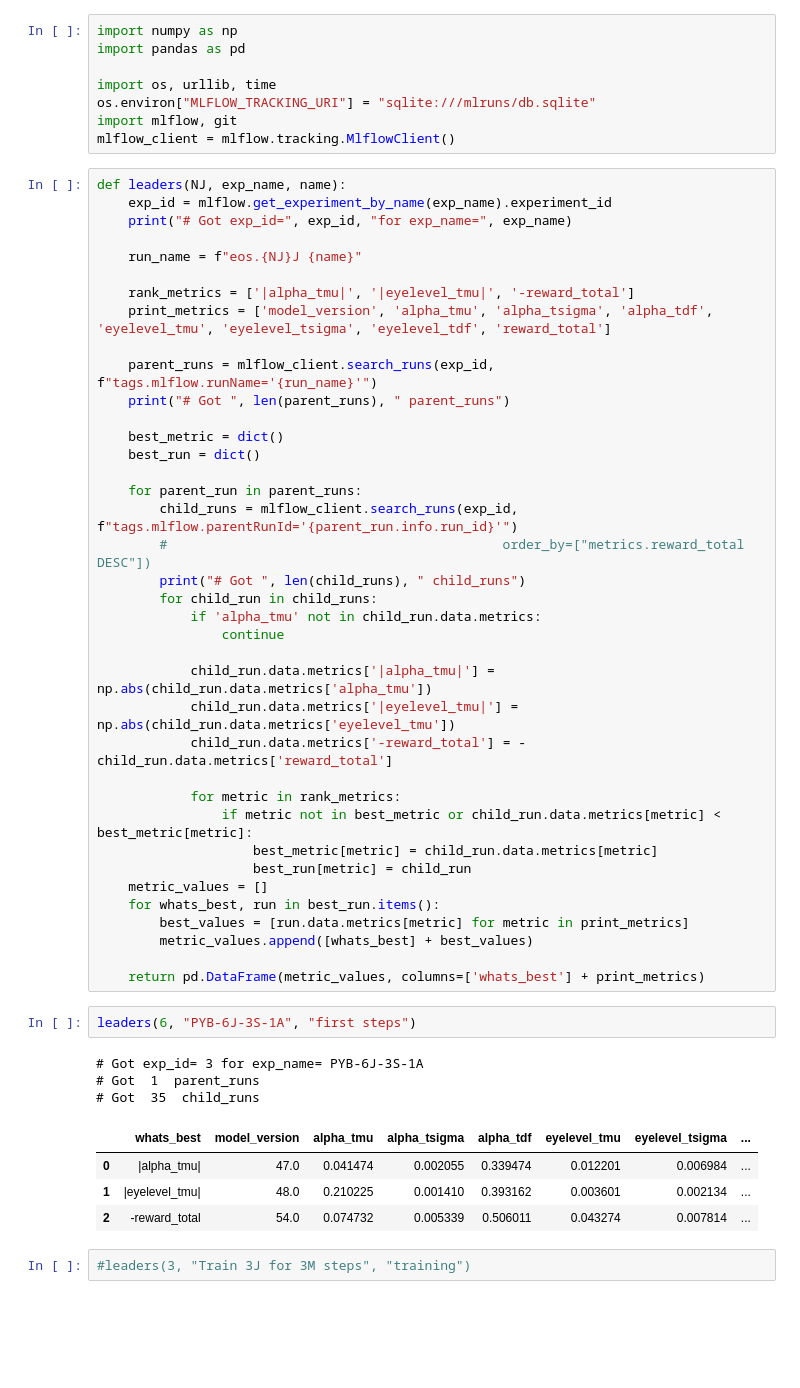
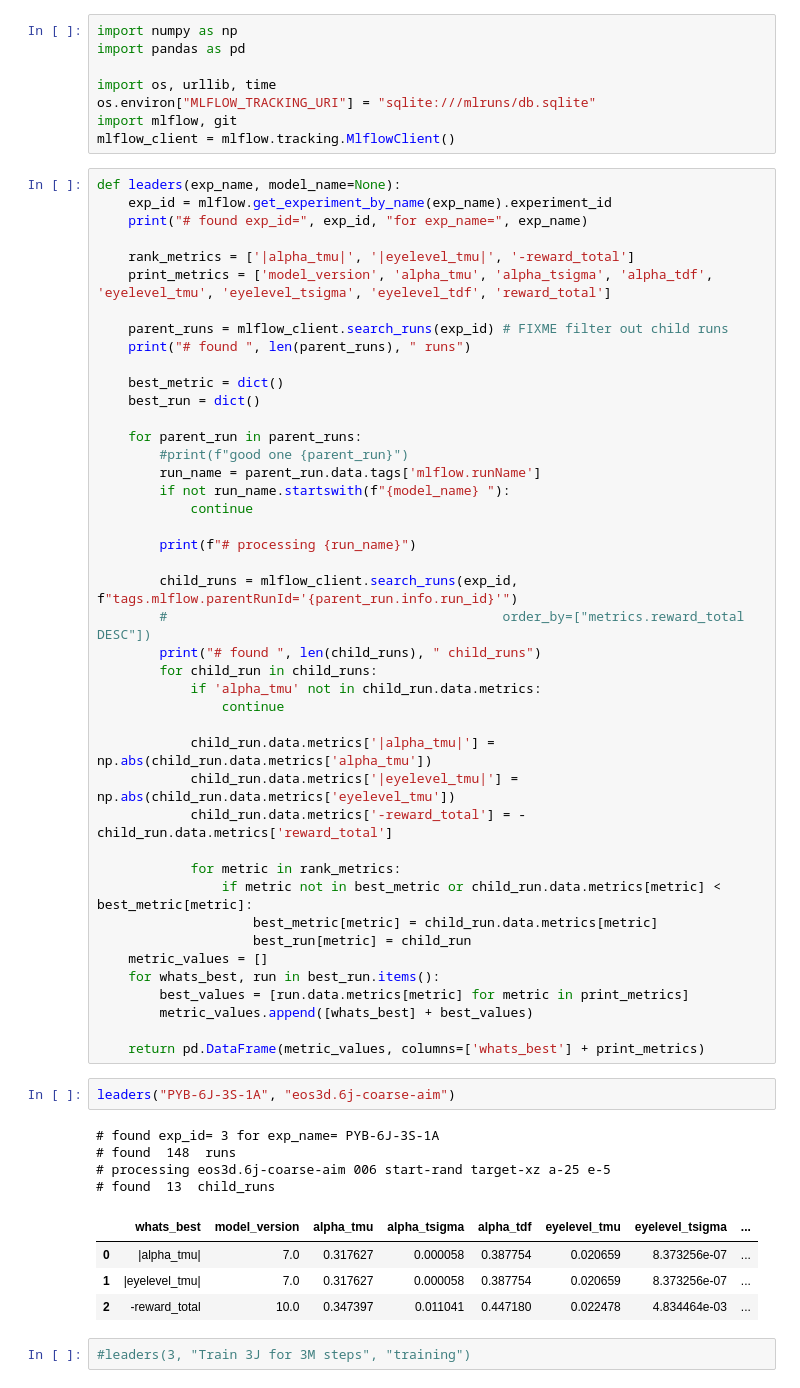
Before and after one commit to abbbe/eye-on-stick, a Jupyter notebook: best.ipynb, the cells around one changed output. Cells and saved outputs as stored; diff of their text form; blank space fills up the shorter version.

```diff
--- a/best.ipynb
+++ b/best.ipynb
@@ -7,25 +7,30 @@ os.environ["MLFLOW_TRACKING_URI"] = "sqlite:///mlruns/db.sqlite"
 import mlflow, git
 mlflow_client = mlflow.tracking.MlflowClient()
 # %%
-def leaders(NJ, exp_name, name):
+def leaders(exp_name, model_name=None):
     exp_id = mlflow.get_experiment_by_name(exp_name).experiment_id
-    print("# Got exp_id=", exp_id, "for exp_name=", exp_name)
-
-    run_name = f"eos.{NJ}J {name}"
+    print("# found exp_id=", exp_id, "for exp_name=", exp_name)
 
     rank_metrics = ['|alpha_tmu|', '|eyelevel_tmu|', '-reward_total']
     print_metrics = ['model_version', 'alpha_tmu', 'alpha_tsigma', 'alpha_tdf', 'eyelevel_tmu', 'eyelevel_tsigma', 'eyelevel_tdf', 'reward_total']
 
-    parent_runs = mlflow_client.search_runs(exp_id, f"tags.mlflow.runName='{run_name}'")
-    print("# Got ", len(parent_runs), " parent_runs")
+    parent_runs = mlflow_client.search_runs(exp_id) # FIXME filter out child runs
+    print("# found ", len(parent_runs), " runs")
 
     best_metric = dict()
     best_run = dict()
 
     for parent_run in parent_runs:
+        #print(f"good one {parent_run}")
+        run_name = parent_run.data.tags['mlflow.runName']
+        if not run_name.startswith(f"{model_name} "):
+            continue
+
+        print(f"# processing {run_name}")
+
         child_runs = mlflow_client.search_runs(exp_id, f"tags.mlflow.parentRunId='{parent_run.info.run_id}'")
         #                                           order_by=["metrics.reward_total DESC"])
-        print("# Got ", len(child_runs), " child_runs")
+        print("# found ", len(child_runs), " child_runs")
         for child_run in child_runs:
             if 'alpha_tmu' not in child_run.data.metrics:
                 continue
@@ -45,14 +50,15 @@ def leaders(NJ, exp_name, name):
 
     return pd.DataFrame(metric_values, columns=['whats_best'] + print_metrics)
 # %%
-leaders(6, "PYB-6J-3S-1A", "first steps")
+leaders("PYB-6J-3S-1A", "eos3d.6j-coarse-aim")
 # %% [output]
-# Got exp_id= 3 for exp_name= PYB-6J-3S-1A
-# Got  1  parent_runs
-# Got  35  child_runs
+# found exp_id= 3 for exp_name= PYB-6J-3S-1A
+# found  148  runs
+# processing eos3d.6j-coarse-aim 006 start-rand target-xz a-25 e-5
+# found  13  child_runs
 |  | whats_best | model_version | alpha_tmu | alpha_tsigma | alpha_tdf | eyelevel_tmu | eyelevel_tsigma | ... |
-| 0 | |alpha_tmu| | 47.0 | 0.041474 | 0.002055 | 0.339474 | 0.012201 | 0.006984 | ... |
-| 1 | |eyelevel_tmu| | 48.0 | 0.210225 | 0.001410 | 0.393162 | 0.003601 | 0.002134 | ... |
-| 2 | -reward_total | 54.0 | 0.074732 | 0.005339 | 0.506011 | 0.043274 | 0.007814 | ... |
+| 0 | |alpha_tmu| | 7.0 | 0.317627 | 0.000058 | 0.387754 | 0.020659 | 8.373256e-07 | ... |
+| 1 | |eyelevel_tmu| | 7.0 | 0.317627 | 0.000058 | 0.387754 | 0.020659 | 8.373256e-07 | ... |
+| 2 | -reward_total | 10.0 | 0.347397 | 0.011041 | 0.447180 | 0.022478 | 4.834464e-03 | ... |
 # %%
 #leaders(3, "Train 3J for 3M steps", "training")
```
Also changed, not shown: 4 other files.
